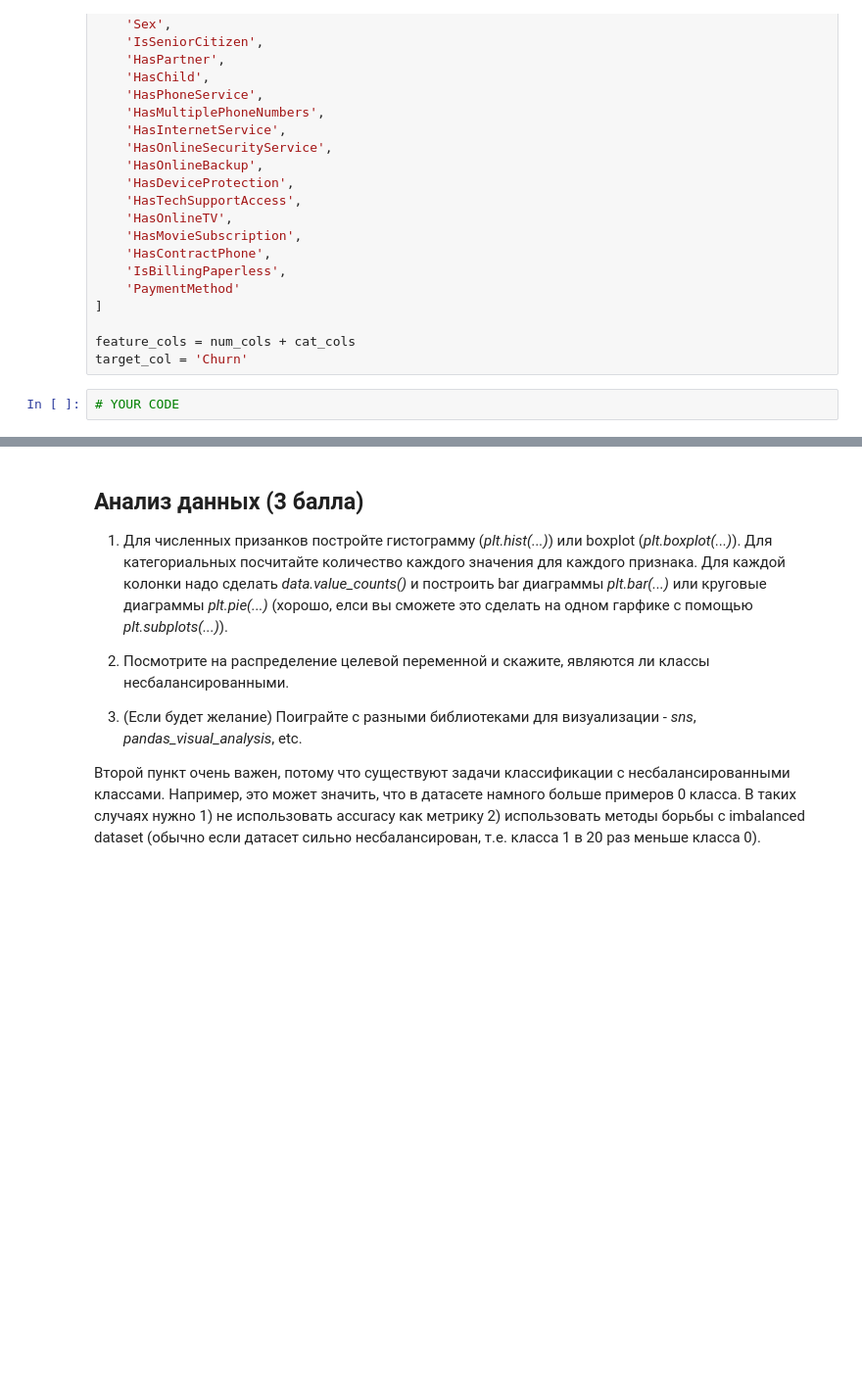
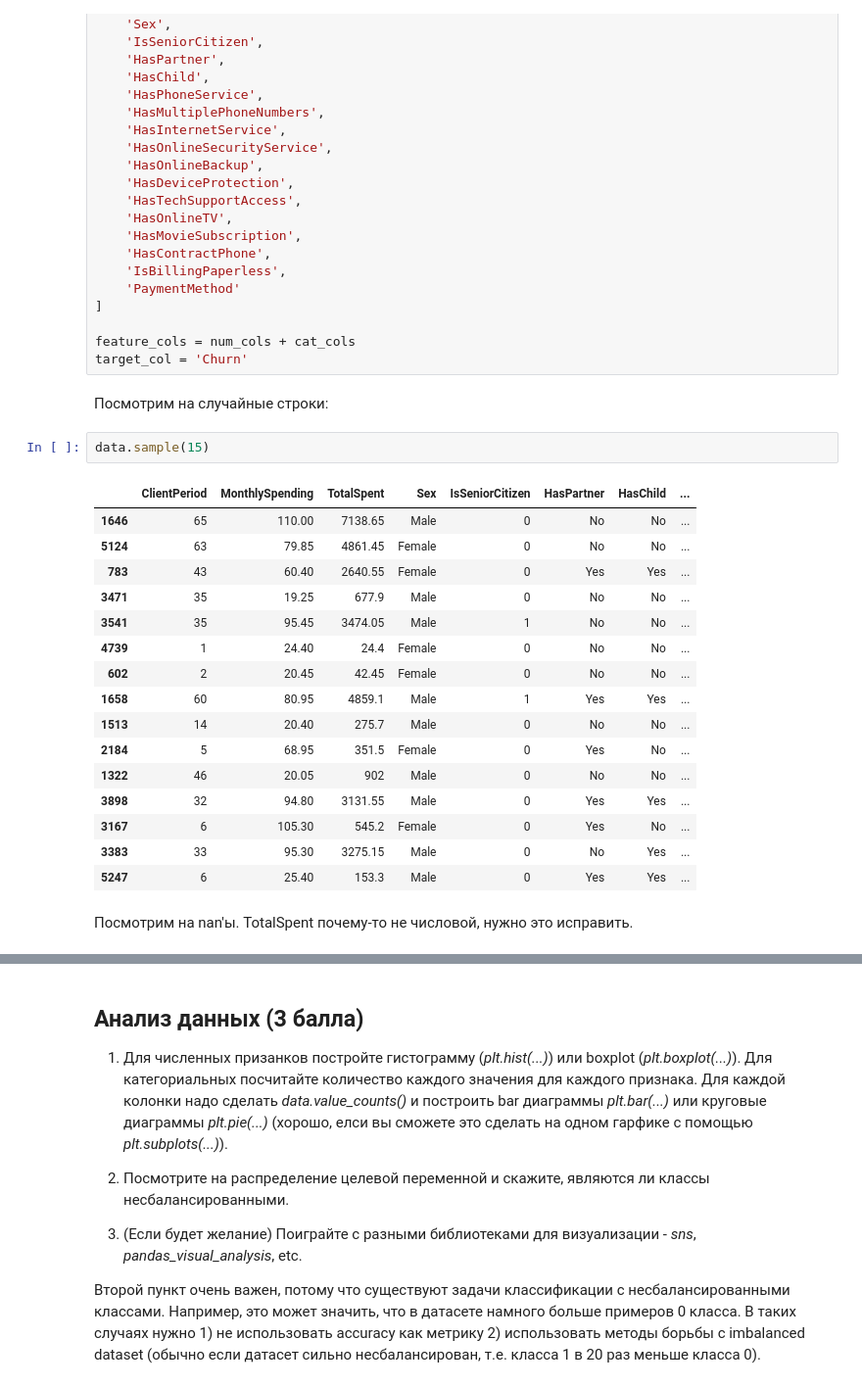
Before and after one commit to kekoveca/DLS_spring, a Jupyter notebook: kaggle_competition/hw_kaggle.ipynb, the cells around one changed output, grey strips where cells are left out. Shown at 98% size. Saved outputs shown, nothing was run; the diff lists cells and outputs as text; blank space fills up the shorter version.

```diff
--- a/kaggle_competition/hw_kaggle.ipynb
+++ b/kaggle_competition/hw_kaggle.ipynb
@@ -141,5 +134,26 @@ cat_cols = [
 
 feature_cols = num_cols + cat_cols
 target_col = 'Churn'
-# %%
-# YOUR CODE
+# %% [markdown]
+Посмотрим на случайные строки:
+# %%
+data.sample(15)
+# %% [output]
+|  | ClientPeriod | MonthlySpending | TotalSpent | Sex | IsSeniorCitizen | HasPartner | HasChild | ... |
+| 1646 | 65 | 110.00 | 7138.65 | Male | 0 | No | No | ... |
+| 5124 | 63 | 79.85 | 4861.45 | Female | 0 | No | No | ... |
+| 783 | 43 | 60.40 | 2640.55 | Female | 0 | Yes | Yes | ... |
+| 3471 | 35 | 19.25 | 677.9 | Male | 0 | No | No | ... |
+| 3541 | 35 | 95.45 | 3474.05 | Male | 1 | No | No | ... |
+| 4739 | 1 | 24.40 | 24.4 | Female | 0 | No | No | ... |
+| 602 | 2 | 20.45 | 42.45 | Female | 0 | No | No | ... |
+| 1658 | 60 | 80.95 | 4859.1 | Male | 1 | Yes | Yes | ... |
+| 1513 | 14 | 20.40 | 275.7 | Male | 0 | No | No | ... |
+| 2184 | 5 | 68.95 | 351.5 | Female | 0 | Yes | No | ... |
+| 1322 | 46 | 20.05 | 902 | Male | 0 | No | No | ... |
+| 3898 | 32 | 94.80 | 3131.55 | Male | 0 | Yes | Yes | ... |
+| 3167 | 6 | 105.30 | 545.2 | Female | 0 | Yes | No | ... |
+| 3383 | 33 | 95.30 | 3275.15 | Male | 0 | No | Yes | ... |
+| 5247 | 6 | 25.40 | 153.3 | Male | 0 | Yes | Yes | ... |
+# %% [markdown]
+Посмотрим на nan'ы. TotalSpent почему-то не числовой, нужно это исправить.
```
Also changed, not shown: parts of 14 cells of this notebook, 7 other files.
